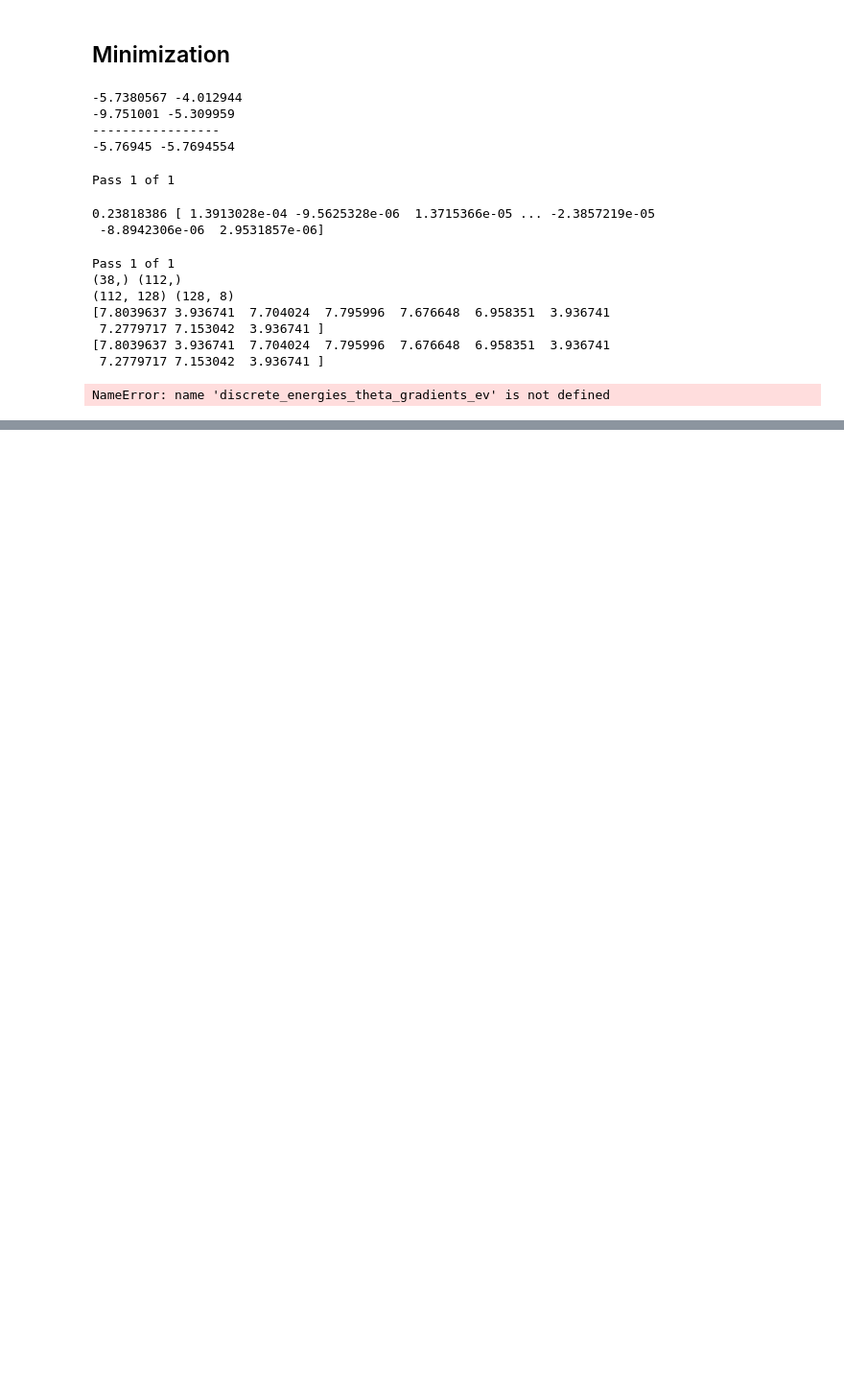
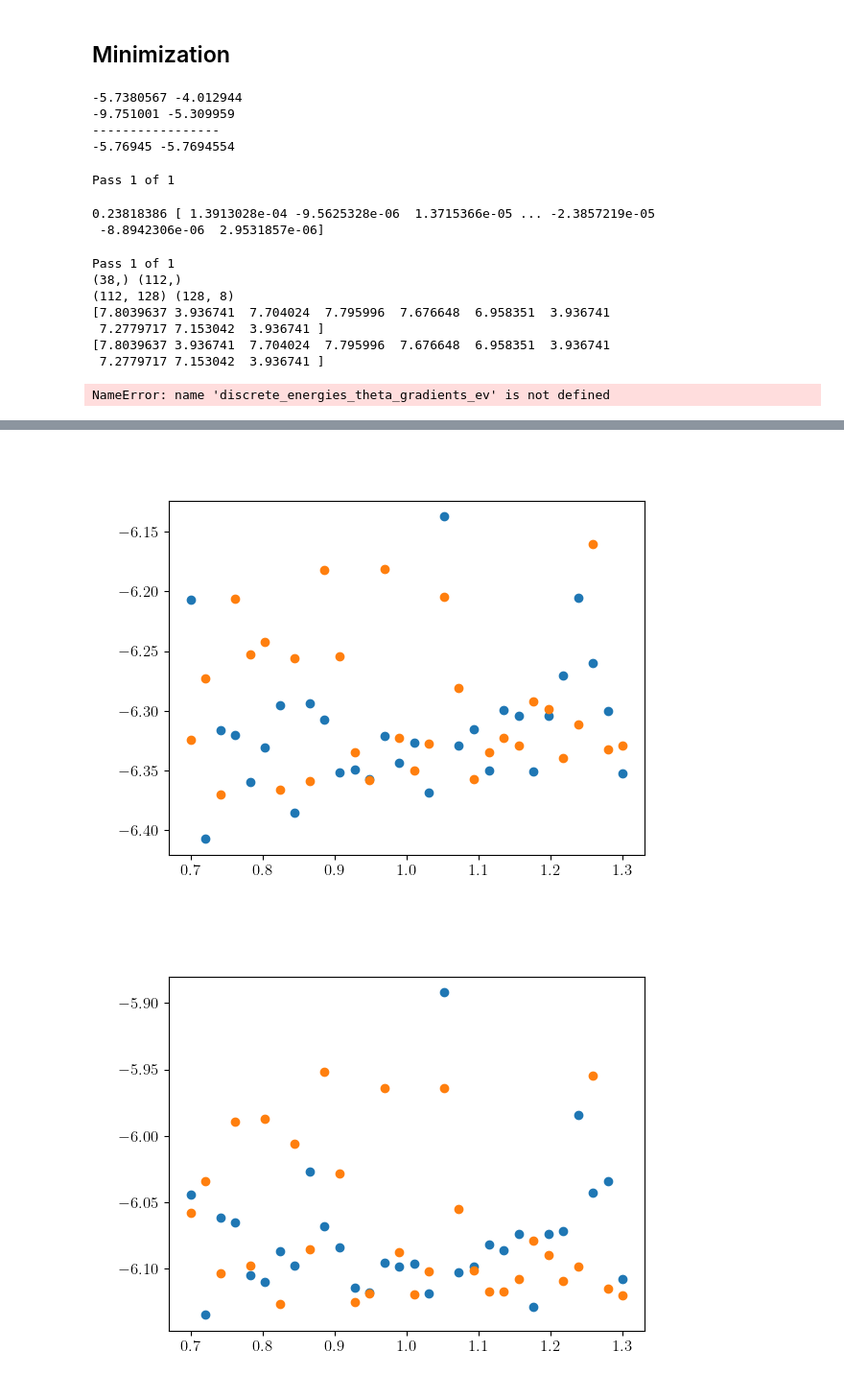
Before and after one commit to Pabce/chipmunc, a Jupyter notebook: params_test.ipynb, the cells around one changed output, grey strips where cells are left out. Shown at 96% size. Cells and saved outputs as stored; diff of their text form; code cells hidden in the pictures; blank space fills up the shorter version.

```diff
--- a/params_test.ipynb
+++ b/params_test.ipynb
@@ -1006,0 +1061,14 @@ disp_parameter 0.0306223 0.0
+# %%
+%matplotlib widget
+plt.figure()
+for j in range(passes):
+    plt.scatter(to_plot, total_mmd_losses[j, :], label='Total')
+plt.figure()
+for j in range(passes):
+    plt.scatter(to_plot, continuum_mmd_losses[j, :], label='Continuum')
+plt.figure()
+for j in range(passes):
+    plt.scatter(to_plot, discrete_mmd_losses[j, :], label='Discrete')
+# %% [output]
+[figure, added]
+[figure, added]
```
Also changed, not shown: parts of 9 cells of this notebook, 1 other file.
